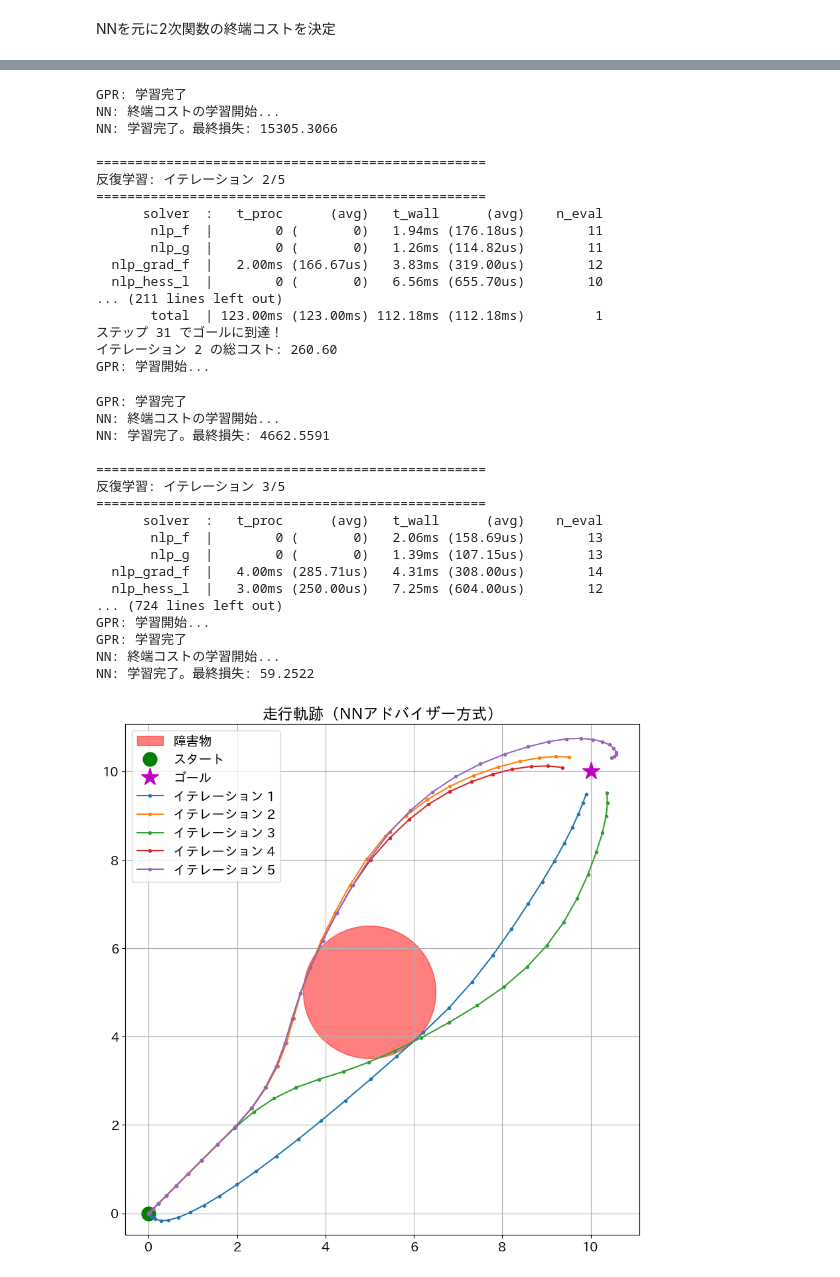
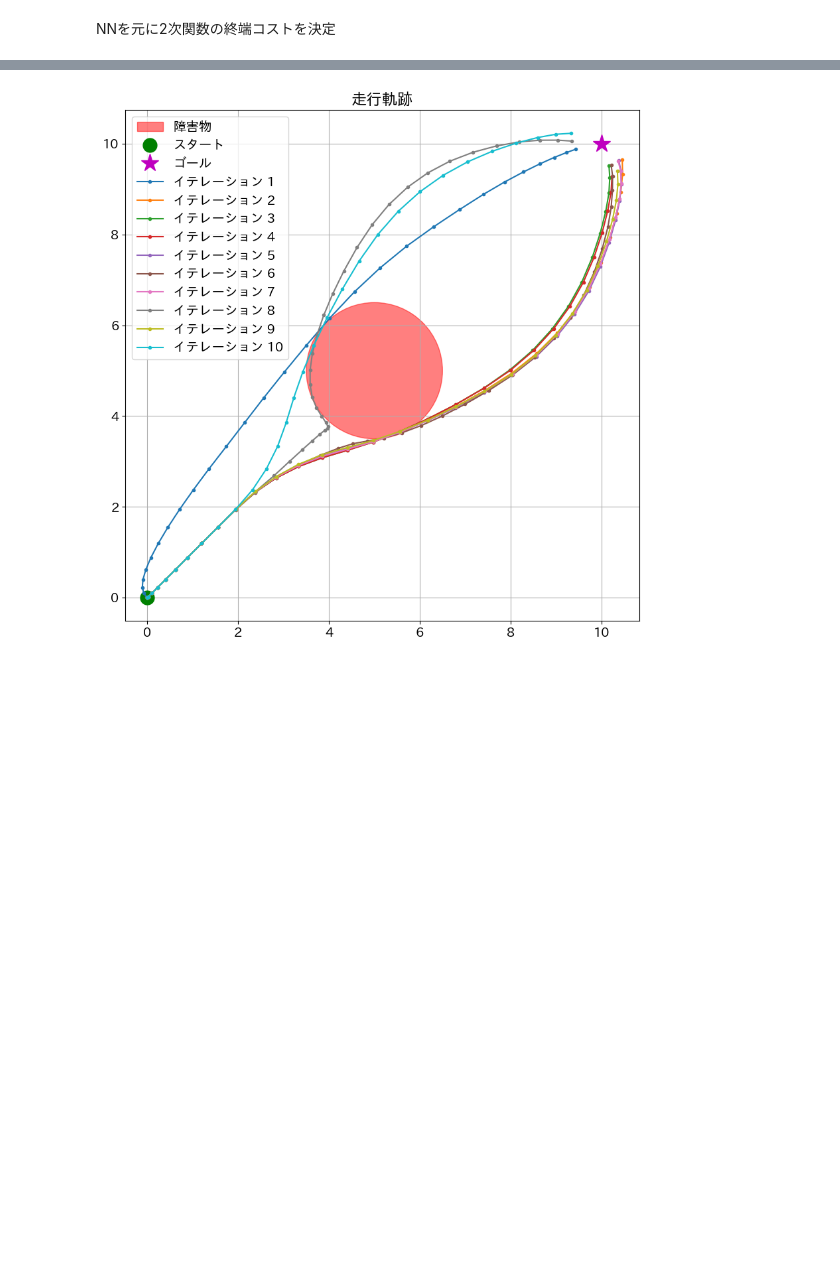
Before and after one commit to saha3133/brosak, a Jupyter notebook: iterative_sample-based_NN.ipynb, the cells around one changed output, grey strips where cells are left out. Cells and saved outputs as stored; diff of their text form; code cells hidden in the pictures; blank space fills up the shorter version.

```diff
--- a/iterative_sample-based_NN.ipynb
+++ b/iterative_sample-based_NN.ipynb
@@ -19,7 +19,7 @@ plt.rcParams['figure.figsize'] = (8, 8)
 # ==================================================================================
 # シミュレーション全体の設定パラメータ
 # ==================================================================================
-N_ITERATIONS = 5
+N_ITERATIONS = 10
 SIM_STEPS = 100
 DT = 0.1
 NX, NU = 4, 2
@@ -139,6 +139,7 @@ class MPCController:
             # 最もコストが低い候補点を「賢い目標地点」とする
             smart_target = candidates_pos[np.argmin(costs)]
 
+
         error_mean, error_var = gpr_model.predict(x_current, np.zeros(self.nu))
         error_std = np.sqrt(np.maximum(error_var, 1e-6)); error_std_capped = np.minimum(error_std, 0.2)
         error_samples = np.random.normal(loc=error_mean, scale=error_std_capped, size=(self.M, self.nx))
@@ -219,7 +220,7 @@ def main():
     plt.plot(GOAL_STATE[0], GOAL_STATE[1], 'm*', markersize=20, label='ゴール')
     for i, traj in enumerate(all_trajectories):
         plt.plot(traj[:, 0], traj[:, 1], '-o', markersize=3, label=f'イテレーション {i+1}')
-    plt.title('走行軌跡（NNアドバイザー方式）'); plt.legend(); plt.axis('equal'); plt.show()
+    plt.title('走行軌跡'); plt.legend(); plt.axis('equal'); plt.show()
     plt.figure(figsize=(8, 5))
     plt.plot(range(1, N_ITERATIONS + 1), final_costs, '-ro')
     plt.title('イテレーションごとの総コストの推移'); plt.xlabel('イテレーション回数')
@@ -248,35 +249 @@ GPR: 学習開始...
-GPR: 学習完了
-NN: 終端コストの学習開始...
-NN: 学習完了。最終損失: 15305.3066
-
-==================================================
-反復学習: イテレーション 2/5
-==================================================
-      solver  :   t_proc      (avg)   t_wall      (avg)    n_eval
-       nlp_f  |        0 (       0)   1.94ms (176.18us)        11
-       nlp_g  |        0 (       0)   1.26ms (114.82us)        11
-  nlp_grad_f  |   2.00ms (166.67us)   3.83ms (319.00us)        12
-  nlp_hess_l  |        0 (       0)   6.56ms (655.70us)        10
-... (211 lines left out)
-       total  | 123.00ms (123.00ms) 112.18ms (112.18ms)         1
-ステップ 31 でゴールに到達！
-イテレーション 2 の総コスト: 260.60
-GPR: 学習開始...
-GPR: 学習完了
-NN: 終端コストの学習開始...
-NN: 学習完了。最終損失: 4662.5591
-
-==================================================
-反復学習: イテレーション 3/5
-==================================================
-      solver  :   t_proc      (avg)   t_wall      (avg)    n_eval
-       nlp_f  |        0 (       0)   2.06ms (158.69us)        13
-       nlp_g  |        0 (       0)   1.39ms (107.15us)        13
-  nlp_grad_f  |   4.00ms (285.71us)   4.31ms (308.00us)        14
-  nlp_hess_l  |   3.00ms (250.00us)   7.25ms (604.00us)        12
-... (724 lines left out)
-GPR: 学習開始...
-GPR: 学習完了
-NN: 終端コストの学習開始...
-NN: 学習完了。最終損失: 59.2522
-[figure, old version]
+[figure, new version]
```
Also changed, not shown: parts of 1 cell of this notebook, 1 other file.
